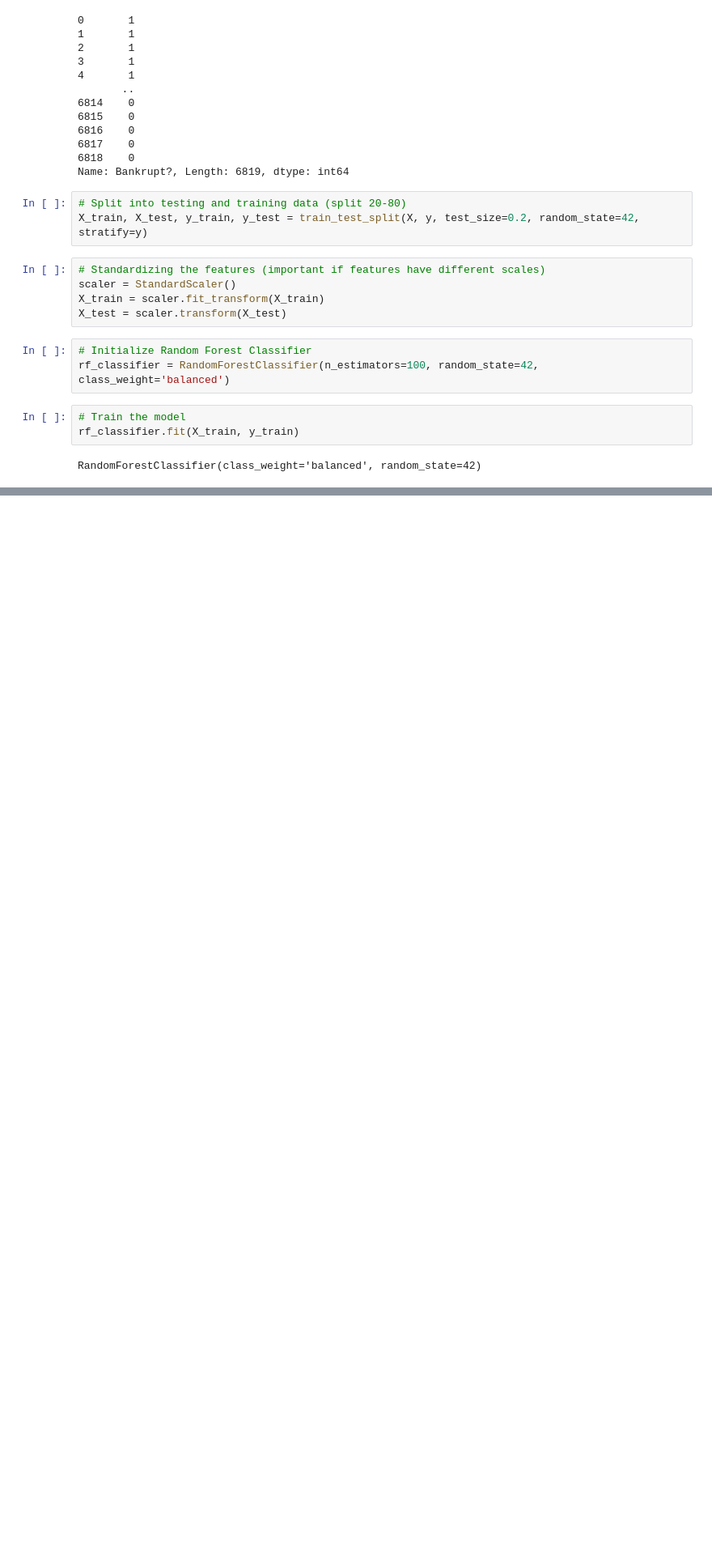
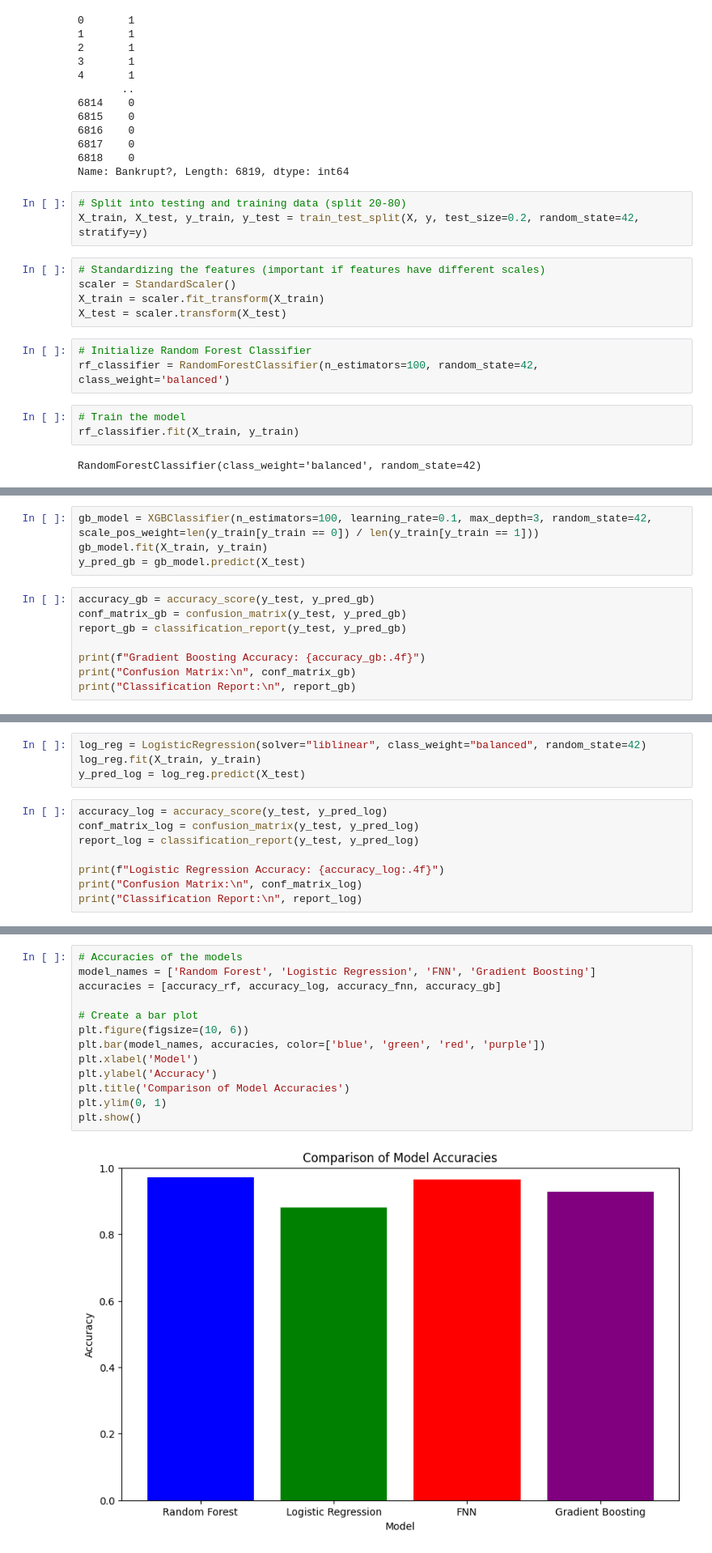
Before and after one commit to ElectricAntigen/taiwan_bankruptcy_ml, a Jupyter notebook: taiwan_credit.ipynb, the cells around one changed output, grey strips where cells are left out. Shown: that part at 81% size. Cells and saved outputs as stored; diff of their text form; blank space fills up the shorter version.

Commit message:
working comparison

```diff
--- a/taiwan_credit.ipynb
+++ b/taiwan_credit.ipynb
@@ -103,0 +293,12 @@ weighted avg       0.96      0.97      0.96      1364
+# %%
+gb_model = XGBClassifier(n_estimators=100, learning_rate=0.1, max_depth=3, random_state=42, scale_pos_weight=len(y_train[y_train == 0]) / len(y_train[y_train == 1]))
+gb_model.fit(X_train, y_train)
+y_pred_gb = gb_model.predict(X_test)
+# %%
+accuracy_gb = accuracy_score(y_test, y_pred_gb)
+conf_matrix_gb = confusion_matrix(y_test, y_pred_gb)
+report_gb = classification_report(y_test, y_pred_gb)
+
+print(f"Gradient Boosting Accuracy: {accuracy_gb:.4f}")
+print("Confusion Matrix:\n", conf_matrix_gb)
+print("Classification Report:\n", report_gb)
@@ -103,0 +319,12 @@ weighted avg       0.96      0.97      0.96      1364
+# %%
+log_reg = LogisticRegression(solver="liblinear", class_weight="balanced", random_state=42)
+log_reg.fit(X_train, y_train)
+y_pred_log = log_reg.predict(X_test)
+# %%
+accuracy_log = accuracy_score(y_test, y_pred_log)
+conf_matrix_log = confusion_matrix(y_test, y_pred_log)
+report_log = classification_report(y_test, y_pred_log)
+
+print(f"Logistic Regression Accuracy: {accuracy_log:.4f}")
+print("Confusion Matrix:\n", conf_matrix_log)
+print("Classification Report:\n", report_log)
@@ -103,0 +345,15 @@ weighted avg       0.96      0.97      0.96      1364
+# %%
+# Accuracies of the models
+model_names = ['Random Forest', 'Logistic Regression', 'FNN', 'Gradient Boosting']
+accuracies = [accuracy_rf, accuracy_log, accuracy_fnn, accuracy_gb]
+
+# Create a bar plot
+plt.figure(figsize=(10, 6))
+plt.bar(model_names, accuracies, color=['blue', 'green', 'red', 'purple'])
+plt.xlabel('Model')
+plt.ylabel('Accuracy')
+plt.title('Comparison of Model Accuracies')
+plt.ylim(0, 1)
+plt.show()
+# %% [output]
+[figure, added]
```
Also changed, not shown: parts of 12 cells of this notebook.
